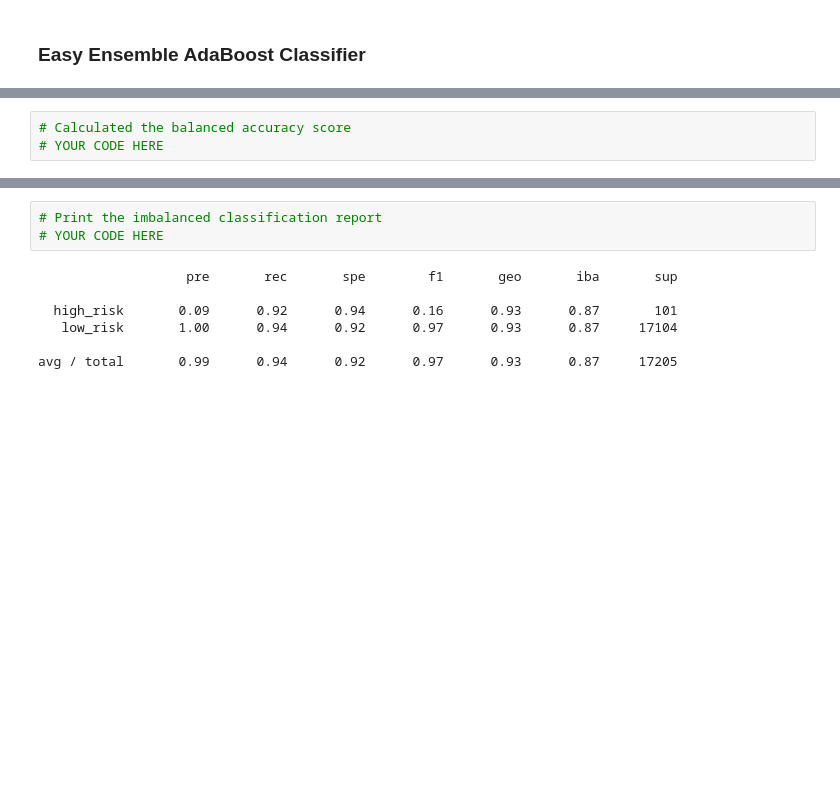
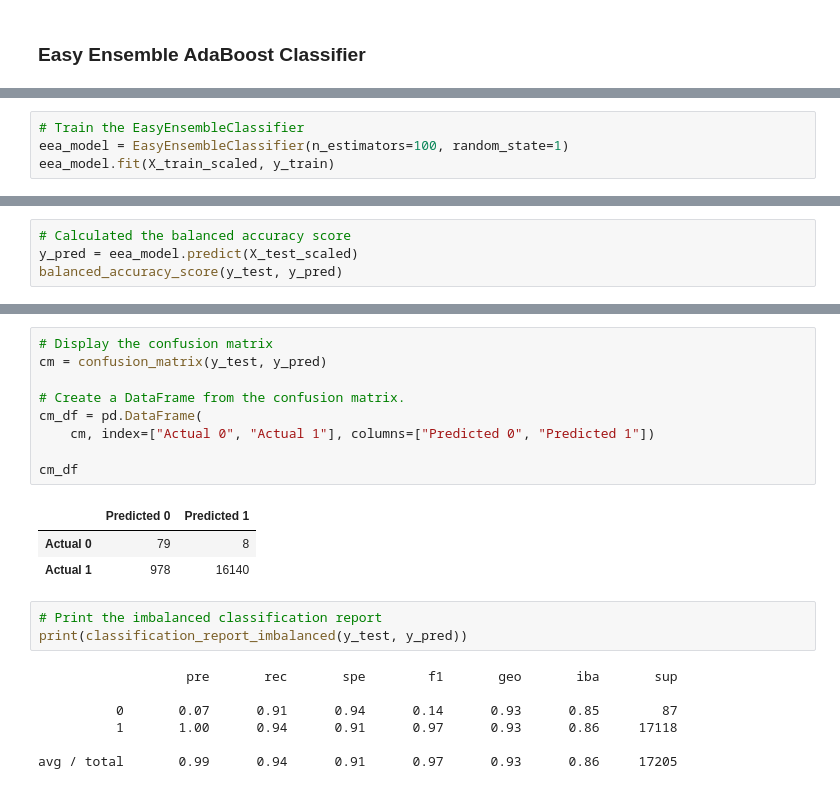
Before and after one commit to Space-Rocks/Credit_Risk_Analysis, a Jupyter notebook: credit_risk_ensemble.ipynb, the cells around one changed output, grey strips where cells are left out. Saved outputs shown, nothing was run; the diff lists cells and outputs as text; blank space fills up the shorter version.

Commit message:
Construct easy ensemble adaboost classifier and evaluate predictive performance on data

```diff
--- a/credit_risk_ensemble.ipynb
+++ b/credit_risk_ensemble.ipynb
@@ -252,0 +249,4 @@ EasyEnsembleClassifier(n_estimators=100, random_state=1)
+# %%
+# Train the EasyEnsembleClassifier
+eea_model = EasyEnsembleClassifier(n_estimators=100, random_state=1)
+eea_model.fit(X_train_scaled, y_train)
@@ -253,4 +255,5 @@ EasyEnsembleClassifier(n_estimators=100, random_state=1)
 # %%
 # Calculated the balanced accuracy score
-# YOUR CODE HERE
+y_pred = eea_model.predict(X_test_scaled)
+balanced_accuracy_score(y_test, y_pred)
 # %% [output]
@@ -264,10 +261,23 @@ array([[   93,     8],
+# %%
+# Display the confusion matrix
+cm = confusion_matrix(y_test, y_pred)
+
+# Create a DataFrame from the confusion matrix.
+cm_df = pd.DataFrame(
+    cm, index=["Actual 0", "Actual 1"], columns=["Predicted 0", "Predicted 1"])
+
+cm_df
+# %% [output]
+|  | Predicted 0 | Predicted 1 |
+| Actual 0 | 79 | 8 |
+| Actual 1 | 978 | 16140 |
 # %%
 # Print the imbalanced classification report
-# YOUR CODE HERE
+print(classification_report_imbalanced(y_test, y_pred))
 # %% [output]
                    pre       rec       spe        f1       geo       iba       sup
 
-  high_risk       0.09      0.92      0.94      0.16      0.93      0.87       101
-   low_risk       1.00      0.94      0.92      0.97      0.93      0.87     17104
+          0       0.07      0.91      0.94      0.14      0.93      0.85        87
+          1       1.00      0.94      0.91      0.97      0.93      0.86     17118
 
-avg / total       0.99      0.94      0.92      0.97      0.93      0.87     17205
+avg / total       0.99      0.94      0.91      0.97      0.93      0.86     17205
```
Also changed, not shown: parts of 5 cells of this notebook.
